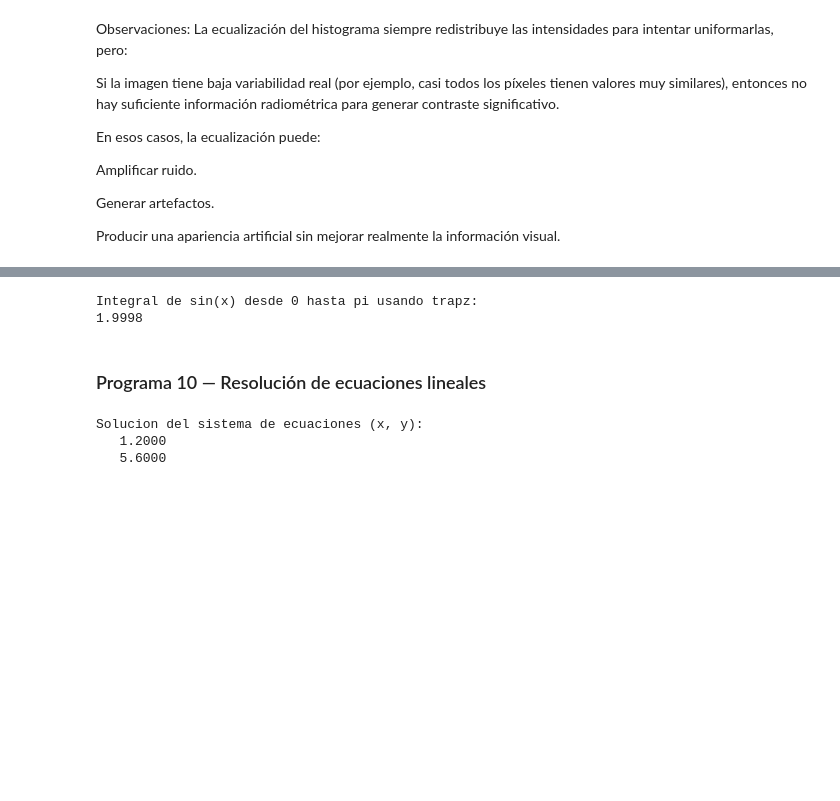
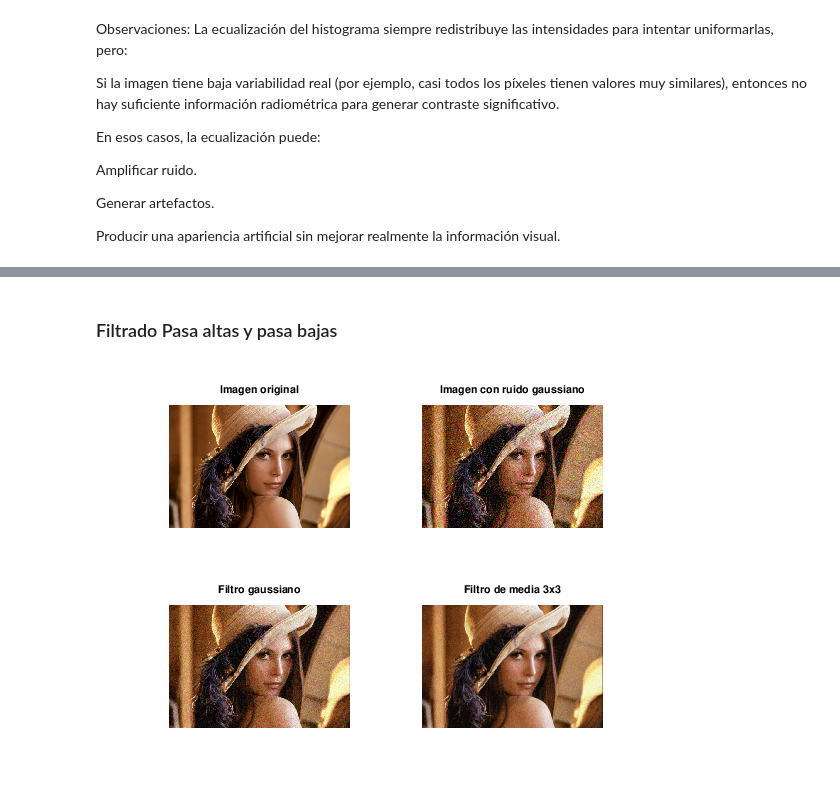
Before and after one commit to tionerJack/procesamiento_imagenes, a Jupyter notebook: operaciones_bajo_nivel.ipynb, the cells around one changed output, grey strips where cells are left out. Drawn from its saved outputs; the diff is of its cells as text; code cells hidden in the pictures; blank space fills up the shorter version.

Commit message:
media y gausiano

```diff
--- a/operaciones_bajo_nivel.ipynb
+++ b/operaciones_bajo_nivel.ipynb
@@ -75,7 +75,3 @@ Amplificar ruido.
 Generar artefactos.
 
 Producir una apariencia artificial sin mejorar realmente la información visual.
-# %%
-
-imagen = imread('img/torax1.jpg');
-imshow(imagen);
@@ -349,33 +77,0 @@ Numero aleatorio entre 1 y 100:
-# %%
-% Vector x de 0 a pi
-x = linspace(0, pi, 100);
-
-% y = sin(x)
-y = sin(x);
-
-% Integral numérica con el método del trapecio
-integral_trapz = trapz(x, y);
-
-disp('Integral de sin(x) desde 0 hasta pi usando trapz:');
-disp(integral_trapz);
-# %% [output]
-Integral de sin(x) desde 0 hasta pi usando trapz:
-1.9998
-# %% [markdown]
-### Programa 10 — Resolución de ecuaciones lineales
-# %%
-% Sistema: A * x = b
-% 2x + y  = 8
-% x  + 3y = 18
-A = [2 1; 1 3];
-b = [8; 18];
-
-% Resolver con el operador ''
-x = A \ b;
-
-disp('Solucion del sistema de ecuaciones (x, y):');
-disp(x);
-# %% [output]
-Solucion del sistema de ecuaciones (x, y):
-   1.2000
-   5.6000
@@ -385,0 +78,29 @@ Solucion del sistema de ecuaciones (x, y):
+# %% [markdown]
+### Filtrado Pasa altas y pasa bajas
+# %%
+% Cargar la imagen
+imagen = imread('img/Lena.jpg');
+% Se agrega ruido gaussiano a la imagen
+imagen_ruido = imnoise(imagen,'gaussian');
+% Convertir la imagen a escala de grises (si es necesario)
+imagen_grises = rgb2gray(imagen);
+% Aplicar filtros pasa bajas
+filtro_media = fspecial('average', [3, 3]);
+filtro_gaussiano=fspecial('gaussian');
+imagen_filtrada1 = imfilter(imagen_ruido, filtro_gaussiano);
+imagen_filtrada2 = imfilter(imagen_ruido, filtro_media);
+% Mostrar la imagen original, imagen con ruido y la imagen filtrada
+subplot(2, 2, 1);
+imshow(imagen);
+title('Imagen original');
+subplot(2, 2, 2);
+imshow(imagen_ruido);
+title('Imagen con ruido gaussiano');
+subplot(2, 2, 3);
+imshow(imagen_filtrada1);
+title('Filtro gaussiano');
+subplot(2, 2, 4);
+imshow(imagen_filtrada2);
+title('Filtro de media 3x3');
+# %% [output]
+[figure, added]
```
Also changed, not shown: parts of 43 cells of this notebook.
